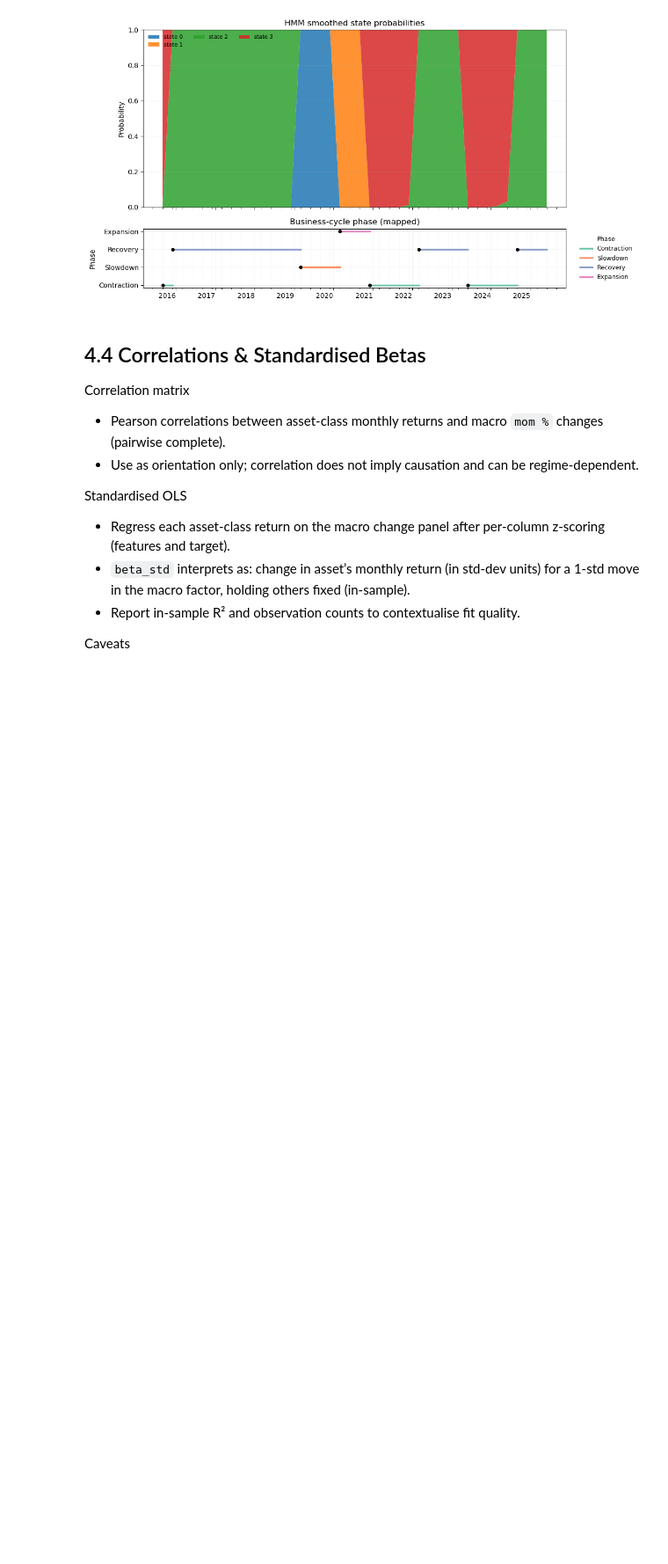
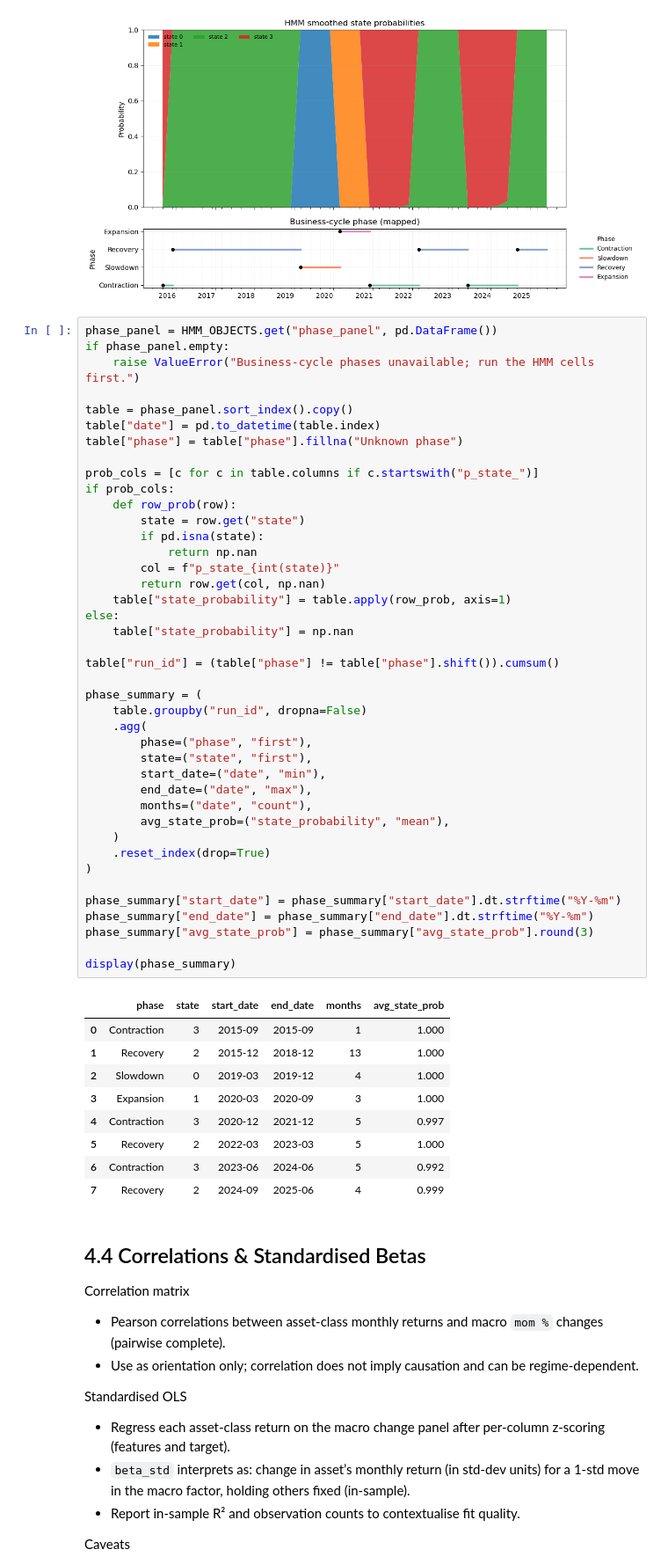
Before and after one commit to kecheng-shi/Nexus-data-preprocessing, a Jupyter notebook: Nexus Data Analysis.ipynb, the cells around one changed output. Shown at 88% size. Saved outputs shown, nothing was run; the diff lists cells and outputs as text; blank space fills up the shorter version.

Commit message:
table

```diff
--- a/Nexus Data Analysis.ipynb
+++ b/Nexus Data Analysis.ipynb
@@ -1074,6 +1074,57 @@ else:
     plt.tight_layout(rect=[0, 0, 0.82, 1])
 # %% [output]
 [figure]
+# %%
+phase_panel = HMM_OBJECTS.get("phase_panel", pd.DataFrame())
+if phase_panel.empty:
+    raise ValueError("Business-cycle phases unavailable; run the HMM cells first.")
+
+table = phase_panel.sort_index().copy()
+table["date"] = pd.to_datetime(table.index)
+table["phase"] = table["phase"].fillna("Unknown phase")
+
+prob_cols = [c for c in table.columns if c.startswith("p_state_")]
+if prob_cols:
+    def row_prob(row):
+        state = row.get("state")
+        if pd.isna(state):
+            return np.nan
+        col = f"p_state_{int(state)}"
+        return row.get(col, np.nan)
+    table["state_probability"] = table.apply(row_prob, axis=1)
+else:
+    table["state_probability"] = np.nan
+
+table["run_id"] = (table["phase"] != table["phase"].shift()).cumsum()
+
+phase_summary = (
+    table.groupby("run_id", dropna=False)
+    .agg(
+        phase=("phase", "first"),
+        state=("state", "first"),
+        start_date=("date", "min"),
+        end_date=("date", "max"),
+        months=("date", "count"),
+        avg_state_prob=("state_probability", "mean"),
+    )
+    .reset_index(drop=True)
+)
+
+phase_summary["start_date"] = phase_summary["start_date"].dt.strftime("%Y-%m")
+phase_summary["end_date"] = phase_summary["end_date"].dt.strftime("%Y-%m")
+phase_summary["avg_state_prob"] = phase_summary["avg_state_prob"].round(3)
+
+display(phase_summary)
+# %% [output]
+|  | phase | state | start_date | end_date | months | avg_state_prob |
+| 0 | Contraction | 3 | 2015-09 | 2015-09 | 1 | 1.000 |
+| 1 | Recovery | 2 | 2015-12 | 2018-12 | 13 | 1.000 |
+| 2 | Slowdown | 0 | 2019-03 | 2019-12 | 4 | 1.000 |
+| 3 | Expansion | 1 | 2020-03 | 2020-09 | 3 | 1.000 |
+| 4 | Contraction | 3 | 2020-12 | 2021-12 | 5 | 0.997 |
+| 5 | Recovery | 2 | 2022-03 | 2023-03 | 5 | 1.000 |
+| 6 | Contraction | 3 | 2023-06 | 2024-06 | 5 | 0.992 |
+| 7 | Recovery | 2 | 2024-09 | 2025-06 | 4 | 0.999 |
 # %% [markdown]
 ## 4.4 Correlations & Standardised Betas
 
```
Also changed, not shown: parts of 1 cell of this notebook, 1 other file.
